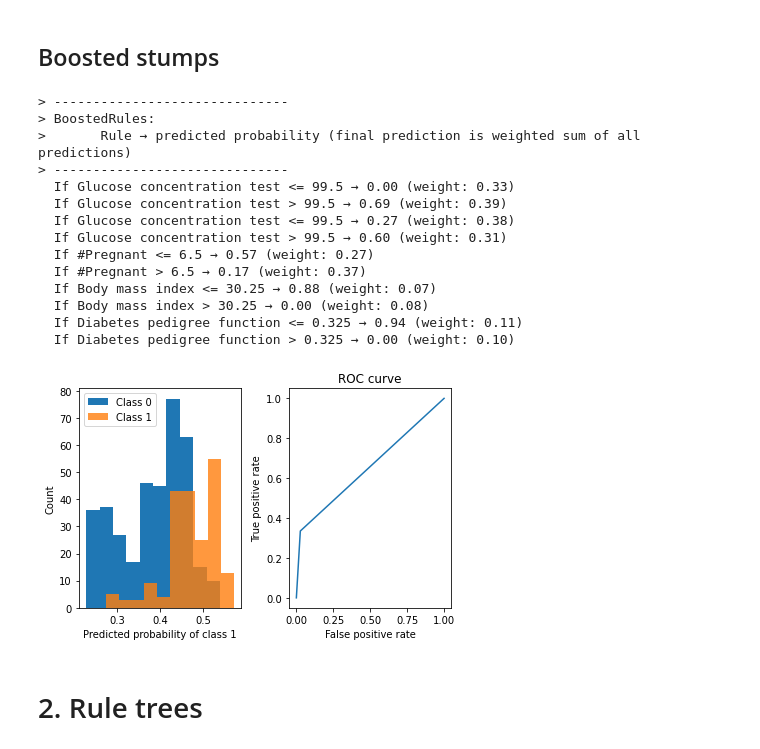
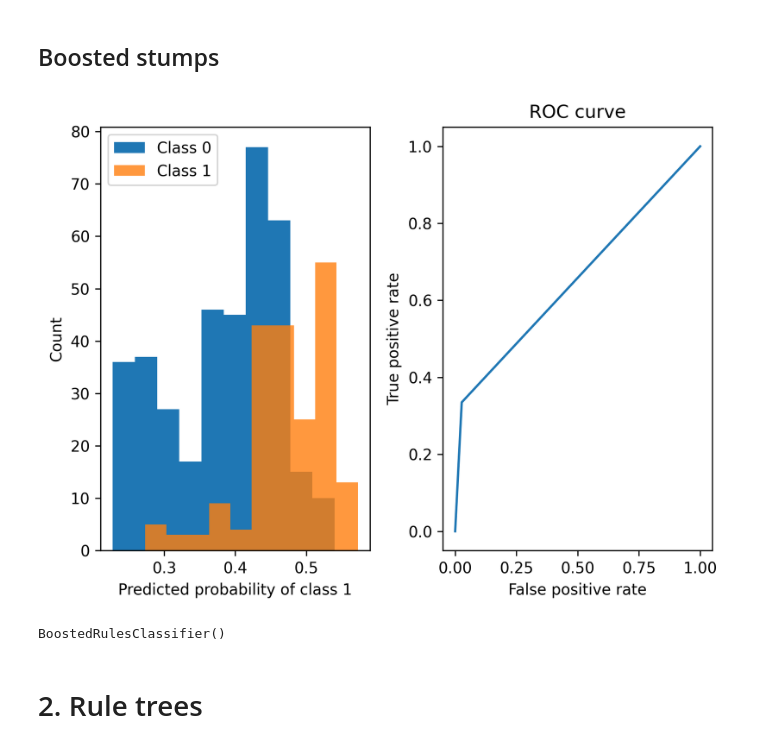
Before and after one commit to csinva/imodels, a Jupyter notebook: notebooks/imodels_demo.ipynb, the cells around one changed output. Drawn from its saved outputs; the diff is of its cells as text; code cells hidden in the pictures.

```diff
--- a/notebooks/imodels_demo.ipynb
+++ b/notebooks/imodels_demo.ipynb
@@ -99,29 +89,16 @@ Rulefit has an alternative visualization:
 # %%
 # fit boosted stumps
 brc = BoostedRulesClassifier(n_estimators=10)
 brc.fit(X_train, y_train, feature_names=feat_names)
 
-print(brc)
-
 # look at performance
 probs = brc.predict_proba(X_test)
 demo_helper.viz_classification_preds(probs, y_test)
+
+brc
 # %% [output]
+[figure, new version]
-> ------------------------------
-> BoostedRules:
->       Rule → predicted probability (final prediction is weighted sum of all predictions)
-> ------------------------------
-  If Glucose concentration test <= 99.5 → 0.00 (weight: 0.33)
-  If Glucose concentration test > 99.5 → 0.69 (weight: 0.39)
-  If Glucose concentration test <= 99.5 → 0.27 (weight: 0.38)
-  If Glucose concentration test > 99.5 → 0.60 (weight: 0.31)
-  If #Pregnant <= 6.5 → 0.57 (weight: 0.27)
-  If #Pregnant > 6.5 → 0.17 (weight: 0.37)
-  If Body mass index <= 30.25 → 0.88 (weight: 0.07)
-  If Body mass index > 30.25 → 0.00 (weight: 0.08)
-  If Diabetes pedigree function <= 0.325 → 0.94 (weight: 0.11)
-  If Diabetes pedigree function > 0.325 → 0.00 (weight: 0.10)
+BoostedRulesClassifier()
-[figure, old version]
 # %% [markdown]
 # 2. Rule trees
 # %%
```
Also changed, not shown: parts of 18 cells of this notebook, 1 other file.
